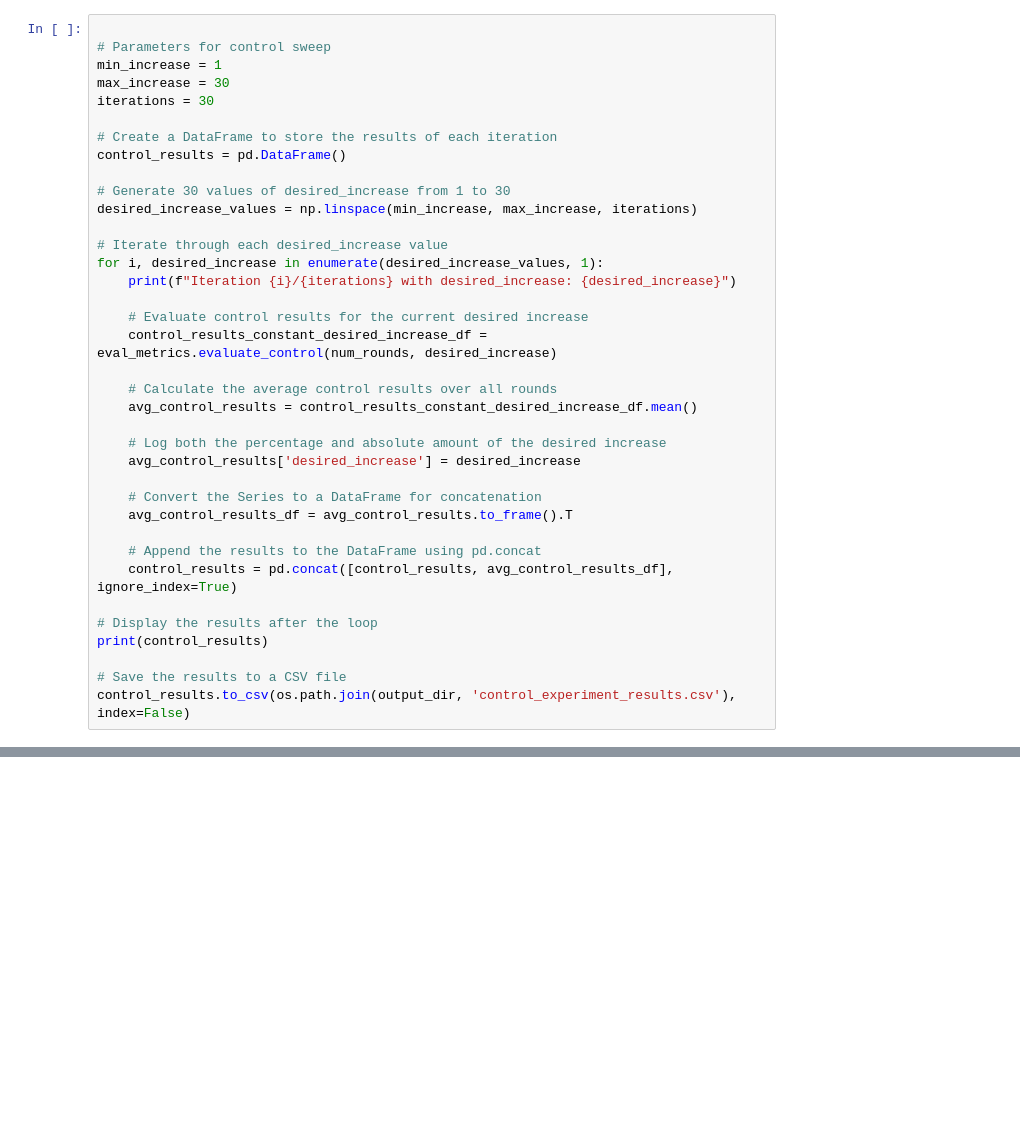
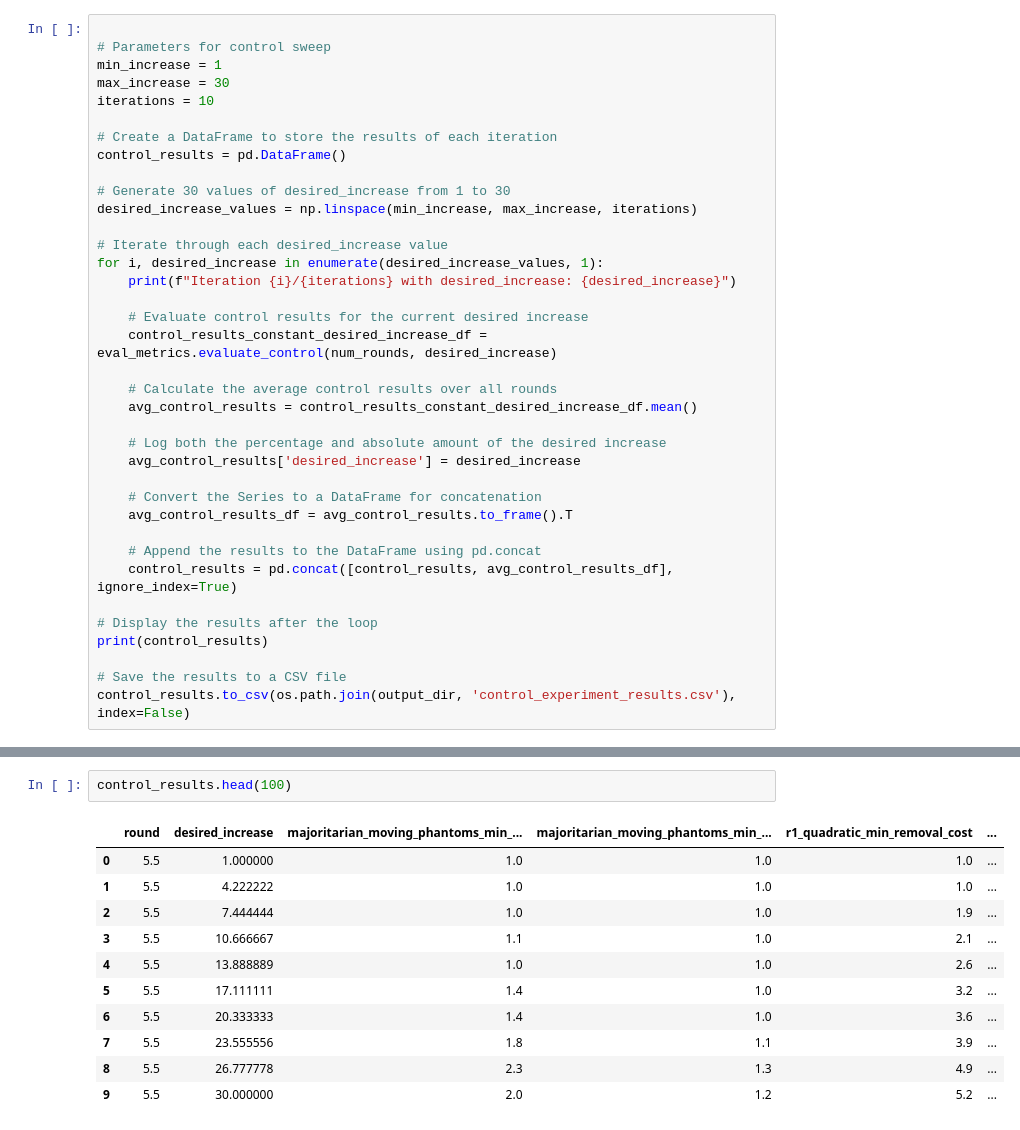
Before and after one commit to GovXS/Evaluating-Voting-Design-Tradeoffs-for-Retro-Funding, a Jupyter notebook: experiments/control_with_variable_desired_increase.ipynb, the cells around one changed output, grey strips where cells are left out. Drawn from its saved outputs; the diff is of its cells as text; blank space fills up the shorter version.

```diff
--- a/experiments/control_with_variable_desired_increase.ipynb
+++ b/experiments/control_with_variable_desired_increase.ipynb
@@ -34,7 +52,7 @@ allocation_df
 # Parameters for control sweep
 min_increase = 1
 max_increase = 30
-iterations = 30
+iterations = 10
 
 # Create a DataFrame to store the results of each iteration
 control_results = pd.DataFrame()
@@ -68,0 +105,14 @@ control_results.to_csv(os.path.join(output_dir, 'control_experiment_results.csv'
+# %%
+control_results.head(100)
+# %% [output]
+|  | round | desired_increase | majoritarian_moving_phantoms_min_... | majoritarian_moving_phantoms_min_... | r1_quadratic_min_removal_cost | ... |
+| 0 | 5.5 | 1.000000 | 1.0 | 1.0 | 1.0 | ... |
+| 1 | 5.5 | 4.222222 | 1.0 | 1.0 | 1.0 | ... |
+| 2 | 5.5 | 7.444444 | 1.0 | 1.0 | 1.9 | ... |
+| 3 | 5.5 | 10.666667 | 1.1 | 1.0 | 2.1 | ... |
+| 4 | 5.5 | 13.888889 | 1.0 | 1.0 | 2.6 | ... |
+| 5 | 5.5 | 17.111111 | 1.4 | 1.0 | 3.2 | ... |
+| 6 | 5.5 | 20.333333 | 1.4 | 1.0 | 3.6 | ... |
+| 7 | 5.5 | 23.555556 | 1.8 | 1.1 | 3.9 | ... |
+| 8 | 5.5 | 26.777778 | 2.3 | 1.3 | 4.9 | ... |
+| 9 | 5.5 | 30.000000 | 2.0 | 1.2 | 5.2 | ... |
```
Also changed, not shown: parts of 2 cells of this notebook, 8 other files.
